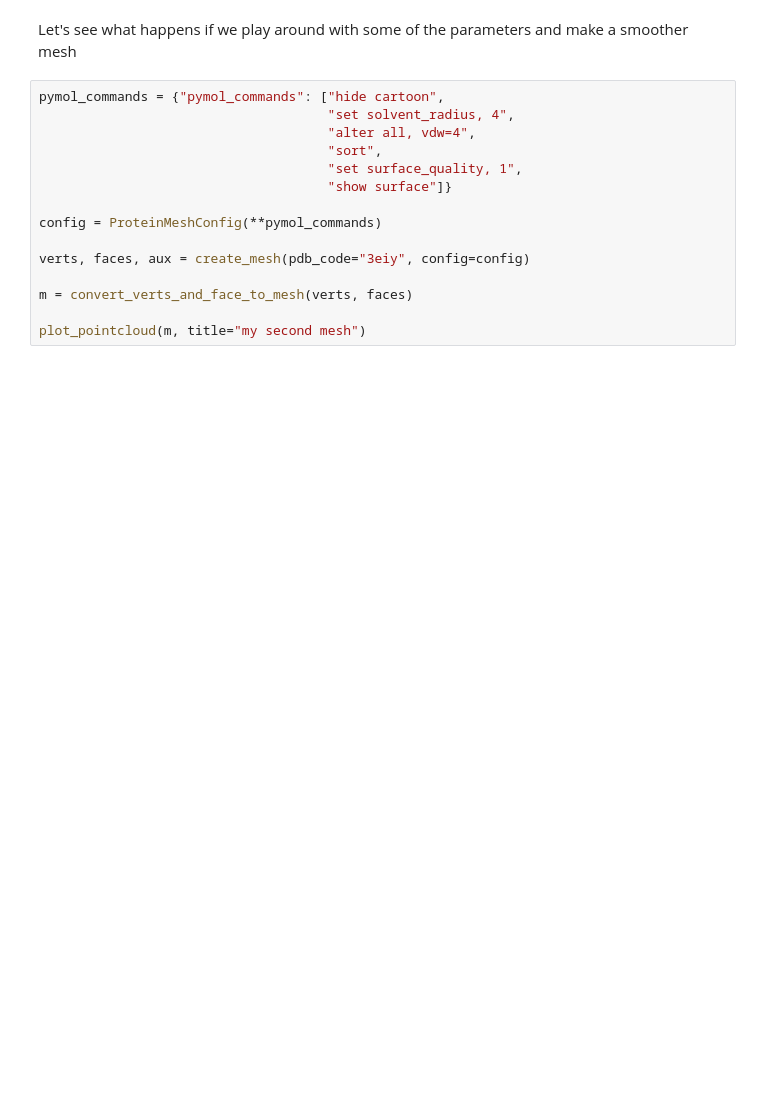
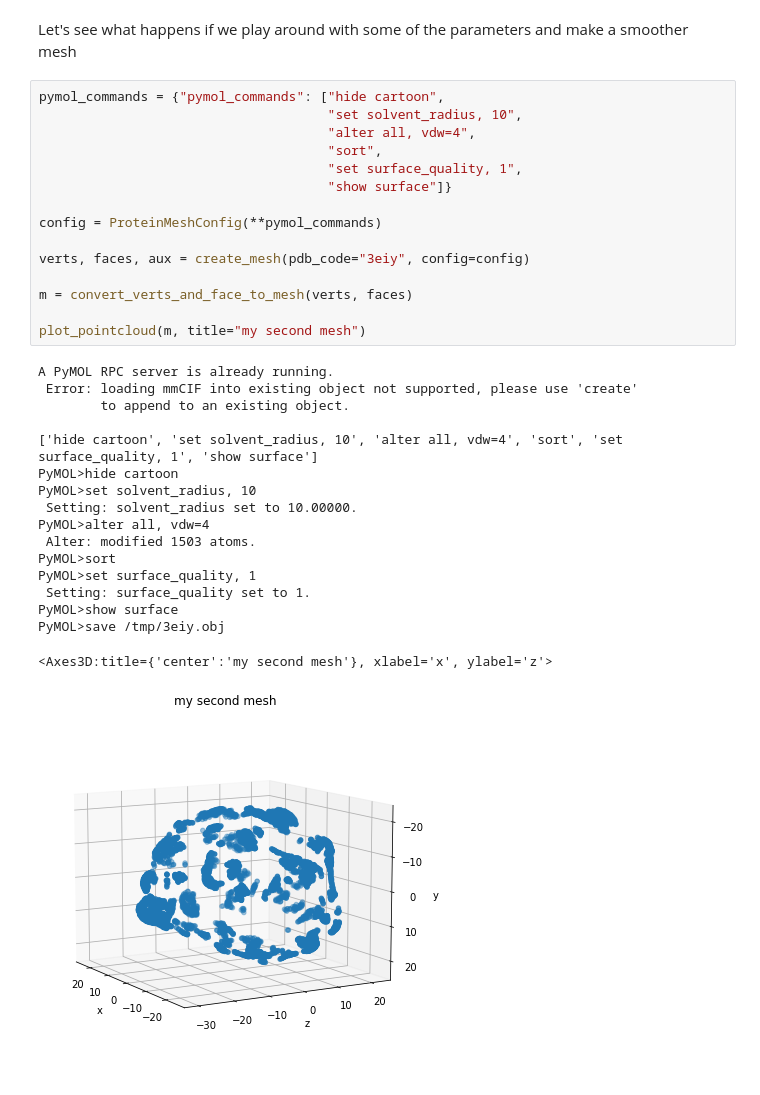
Before and after one commit to a-r-j/graphein, a Jupyter notebook: notebooks/protein_mesh_tutorial.ipynb, the cells around one changed output. Saved outputs shown, nothing was run; the diff lists cells and outputs as text; blank space fills up the shorter version.

```diff
--- a/notebooks/protein_mesh_tutorial.ipynb
+++ b/notebooks/protein_mesh_tutorial.ipynb
@@ -43,16 +70,34 @@ plot_pointcloud(m, title="my first mesh")
 Let's see what happens if we play around with some of the parameters and make a smoother mesh
 # %%
 pymol_commands = {"pymol_commands": ["hide cartoon",
-                                     "set solvent_radius, 4",
+                                     "set solvent_radius, 10",
                                      "alter all, vdw=4",
                                      "sort",
                                      "set surface_quality, 1",
                                      "show surface"]}
 
 config = ProteinMeshConfig(**pymol_commands)
 
 verts, faces, aux = create_mesh(pdb_code="3eiy", config=config)
 
 m = convert_verts_and_face_to_mesh(verts, faces)
 
 plot_pointcloud(m, title="my second mesh")
+# %% [output]
+A PyMOL RPC server is already running.
+ Error: loading mmCIF into existing object not supported, please use 'create'
+        to append to an existing object.
+
+['hide cartoon', 'set solvent_radius, 10', 'alter all, vdw=4', 'sort', 'set surface_quality, 1', 'show surface']
+PyMOL>hide cartoon
+PyMOL>set solvent_radius, 10
+ Setting: solvent_radius set to 10.00000.
+PyMOL>alter all, vdw=4
+ Alter: modified 1503 atoms.
+PyMOL>sort
+PyMOL>set surface_quality, 1
+ Setting: surface_quality set to 1.
+PyMOL>show surface
+PyMOL>save /tmp/3eiy.obj
+<Axes3D:title={'center':'my second mesh'}, xlabel='x', ylabel='z'>
+[figure, added]
```
Also changed, not shown: parts of 5 cells of this notebook, 5 other files.
